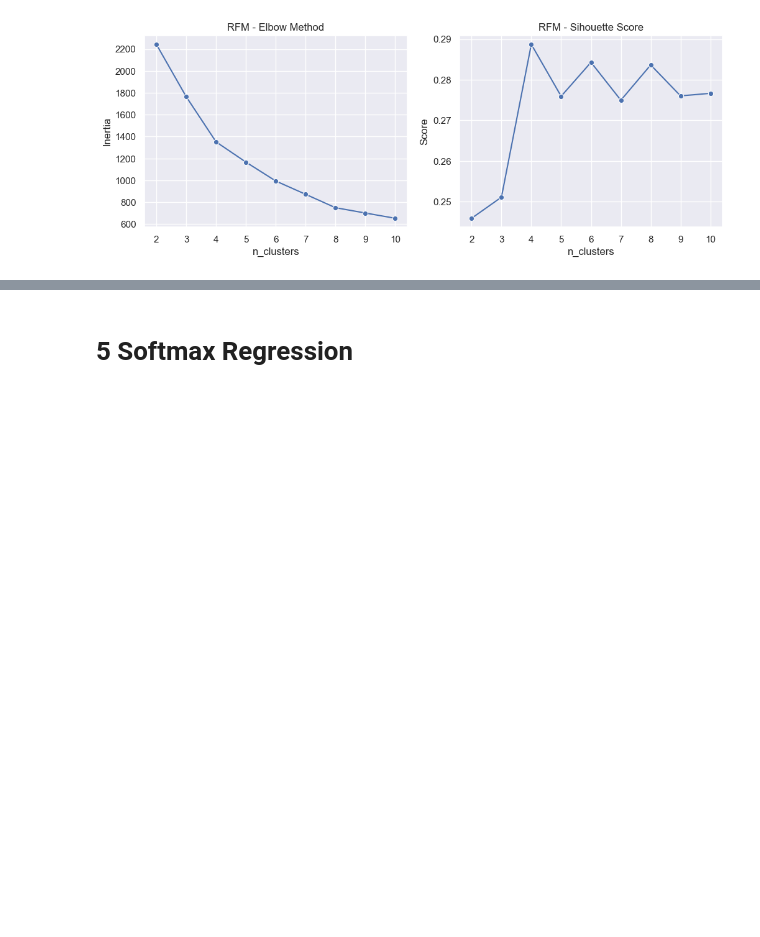
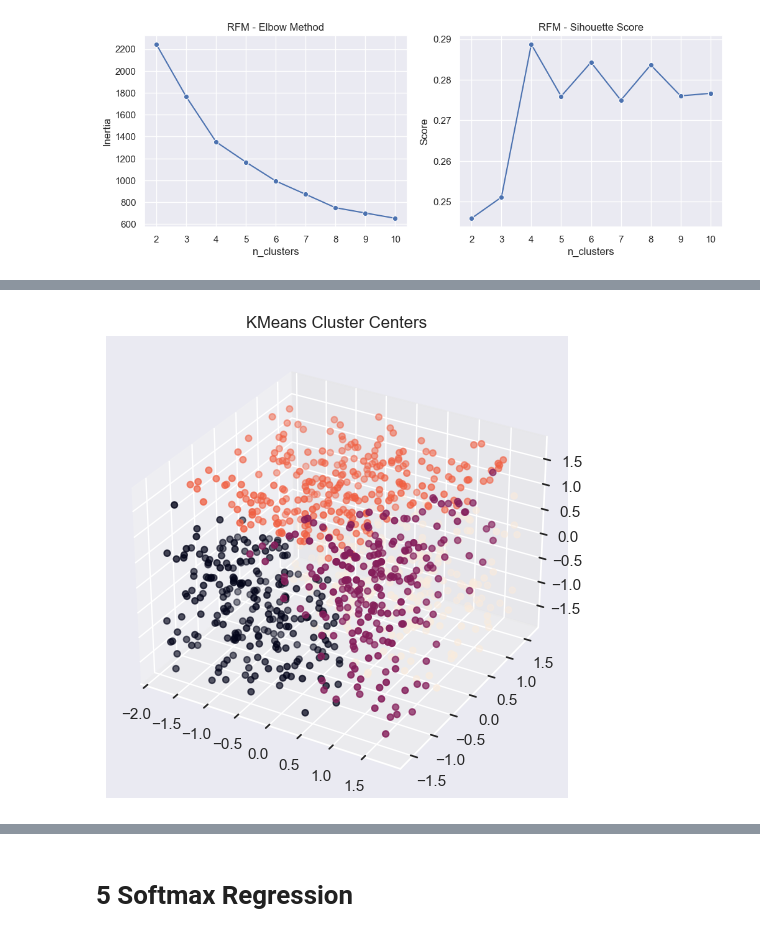
Before and after one commit to emsif84/clustering_ecommerce, a Jupyter notebook: clustering.ipynb, the cells around one changed output, grey strips where cells are left out. Saved outputs shown, nothing was run; the diff lists cells and outputs as text; code cells hidden in the pictures; blank space fills up the shorter version.

```diff
--- a/clustering.ipynb
+++ b/clustering.ipynb
@@ -583,0 +597,10 @@ plt.show()
+# %%
+plt.figure(figsize=(6,6))
+ax = plt.axes(projection='3d')
+ax.scatter(xs=cluster_filter_scale[:, 0], \
+           ys=cluster_filter_scale[:, 1], \
+           zs=cluster_filter_scale[:, 2],c=cluster_best.labels_)
+ax.set_title('KMeans Cluster Centers')
+plt.show()
+# %% [output]
+[figure, added]
```
Also changed, not shown: parts of 10 cells of this notebook, 1 other file.
